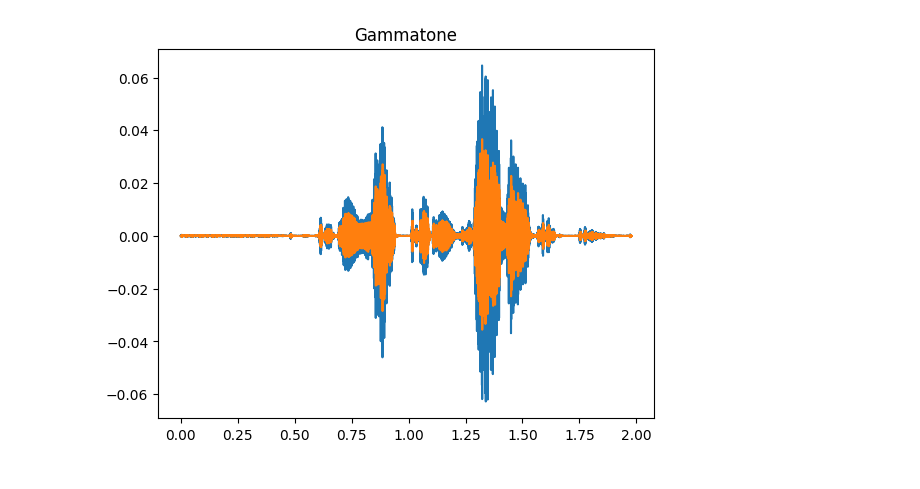
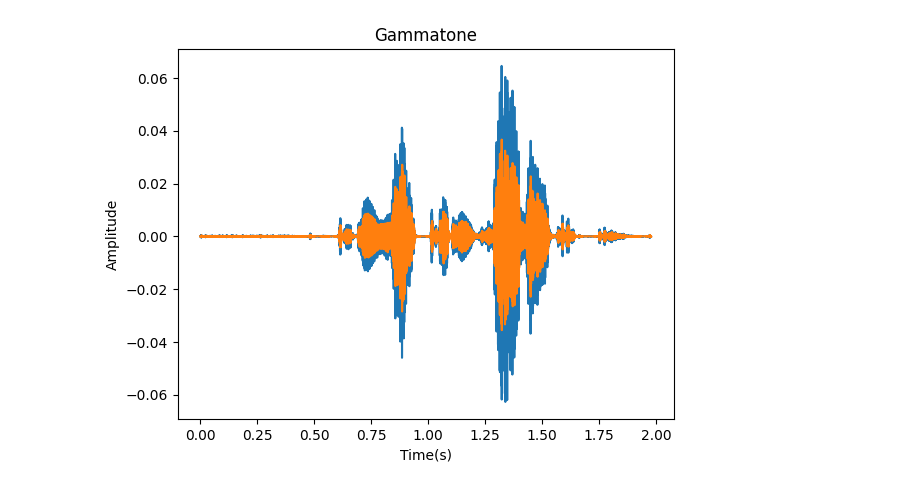
Before and after one commit to cesarz10/Auditory-computation, a Jupyter notebook: AudCompLab1_2022/CompAudLab_Binaural.ipynb, the cells around one changed output. Drawn from its saved outputs; the diff is of its cells as text; code cells hidden in the pictures.

```diff
--- a/AudCompLab1_2022/CompAudLab_Binaural.ipynb
+++ b/AudCompLab1_2022/CompAudLab_Binaural.ipynb
@@ -51,18 +51,23 @@ HRTF: (512, 2)
 # %%
 #Next run the code through two monaural GT filterbanks, and plot the 1 kHz (42) channel
 gt_out = gammatone_analysis(sig[:,0], fs, numbands, fmin)
 gt_L = gt_out['bmm']
 
 gt_out = gammatone_analysis(sig[:,1], fs, numbands, fmin)
 gt_R = gt_out['bmm']
 
 plt.figure()
-plt.plot(t,gt_L[42,:])
-plt.plot(t,gt_R[42,:])
+plt.plot(t, gt_L[42,:])
+plt.plot(t, gt_R[42,:])
 plt.title("Gammatone")
+plt.xlabel("Time(s)")
+plt.ylabel("Amplitude")
 plt.show()
+
+# sd.play(gt_L[42,:], fs)
+sd.play(gt_R[42,:], fs)
 # %% [output]
-[figure, old version]
+[figure, new version]
 # %%
 #To mimic the biophysics of auditory processing associated with the cochlear sensory cells (inner-hair-cell)
 #and auditory nerve synapses, first a half-wave rectification is applied, after which a low-pass filtering is conducted
```
Also changed, not shown: parts of 3 cells of this notebook, 1 other file.
